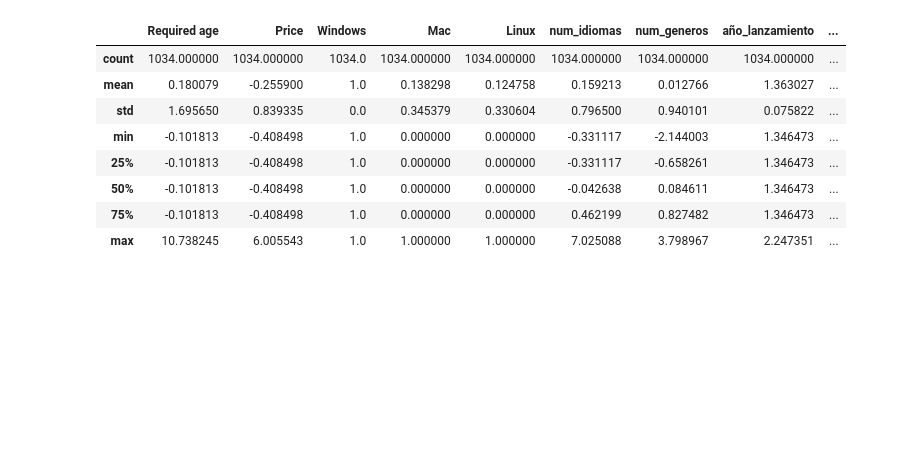
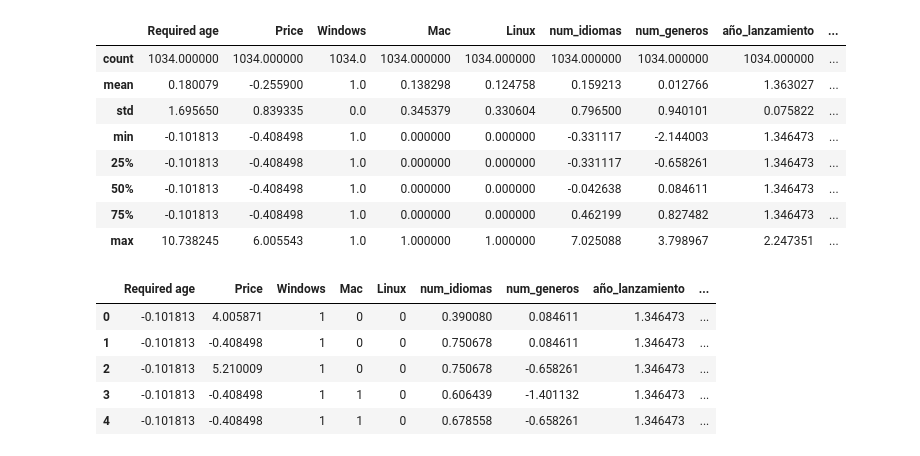
Before and after one commit to kevinmc37/Steam-Success-Predictor, a Jupyter notebook: 01_data_cleaning_and_features.ipynb, the cells around one changed output. Cells and saved outputs as stored; diff of their text form; code cells hidden in the pictures; blank space fills up the shorter version.

```diff
--- a/01_data_cleaning_and_features.ipynb
+++ b/01_data_cleaning_and_features.ipynb
@@ -1737,0 +1746,4 @@ X_futuro.describe()
+# %%
+# Cargamos estos CSV si los exportamos de Excel/Sheets de España
+X = pd.read_csv('train.csv', sep = None, decimal = ',', engine = 'python')
+X_futuro = pd.read_csv('predict.csv', sep = None, decimal = ',', engine = 'python')
@@ -1737,0 +1753,9 @@ X_futuro.describe()
+# %%
+X_futuro.head()
+# %% [output]
+|  | Required age | Price | Windows | Mac | Linux | num_idiomas | num_generos | año_lanzamiento | ... |
+| 0 | -0.101813 | 4.005871 | 1 | 0 | 0 | 0.390080 | 0.084611 | 1.346473 | ... |
+| 1 | -0.101813 | -0.408498 | 1 | 0 | 0 | 0.750678 | 0.084611 | 1.346473 | ... |
+| 2 | -0.101813 | 5.210009 | 1 | 0 | 0 | 0.750678 | -0.658261 | 1.346473 | ... |
+| 3 | -0.101813 | -0.408498 | 1 | 1 | 0 | 0.606439 | -1.401132 | 1.346473 | ... |
+| 4 | -0.101813 | -0.408498 | 1 | 1 | 0 | 0.678558 | -0.658261 | 1.346473 | ... |
```
Also changed, not shown: parts of 3 cells of this notebook.
